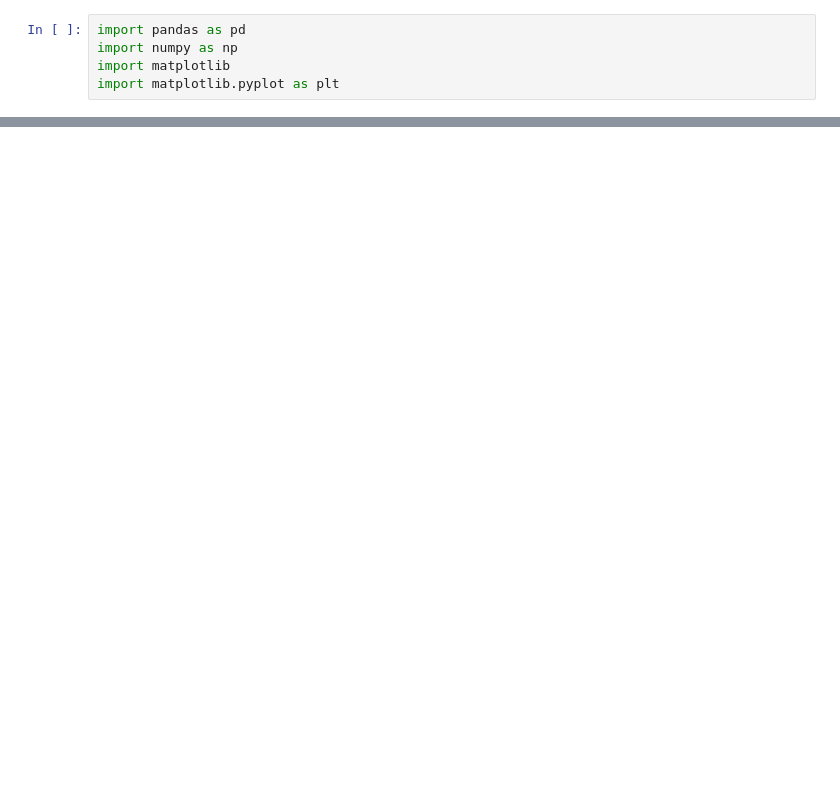
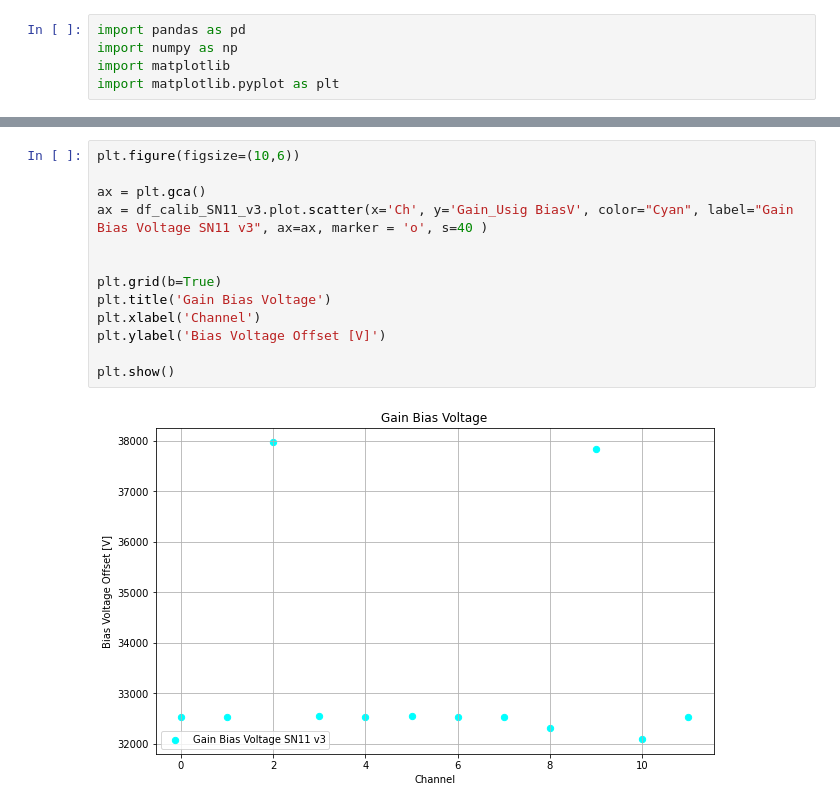
Before and after one commit to stbordoni/calib, a Jupyter notebook: compareCalibParams.ipynb, the cells around one changed output, grey strips where cells are left out. Drawn from its saved outputs; the diff is of its cells as text; blank space fills up the shorter version.

```diff
--- a/compareCalibParams.ipynb
+++ b/compareCalibParams.ipynb
@@ -107,0 +150,15 @@ plt.show()
+# %%
+plt.figure(figsize=(10,6))
+
+ax = plt.gca()
+ax = df_calib_SN11_v3.plot.scatter(x='Ch', y='Gain_Usig BiasV', color="Cyan", label="Gain Bias Voltage SN11 v3", ax=ax, marker = 'o', s=40 )
+
+
+plt.grid(b=True)
+plt.title('Gain Bias Voltage')
+plt.xlabel('Channel')
+plt.ylabel('Bias Voltage Offset [V]')
+
+plt.show()
+# %% [output]
+[figure, added]
```
Also changed, not shown: parts of 6 cells of this notebook, 2 other files.
